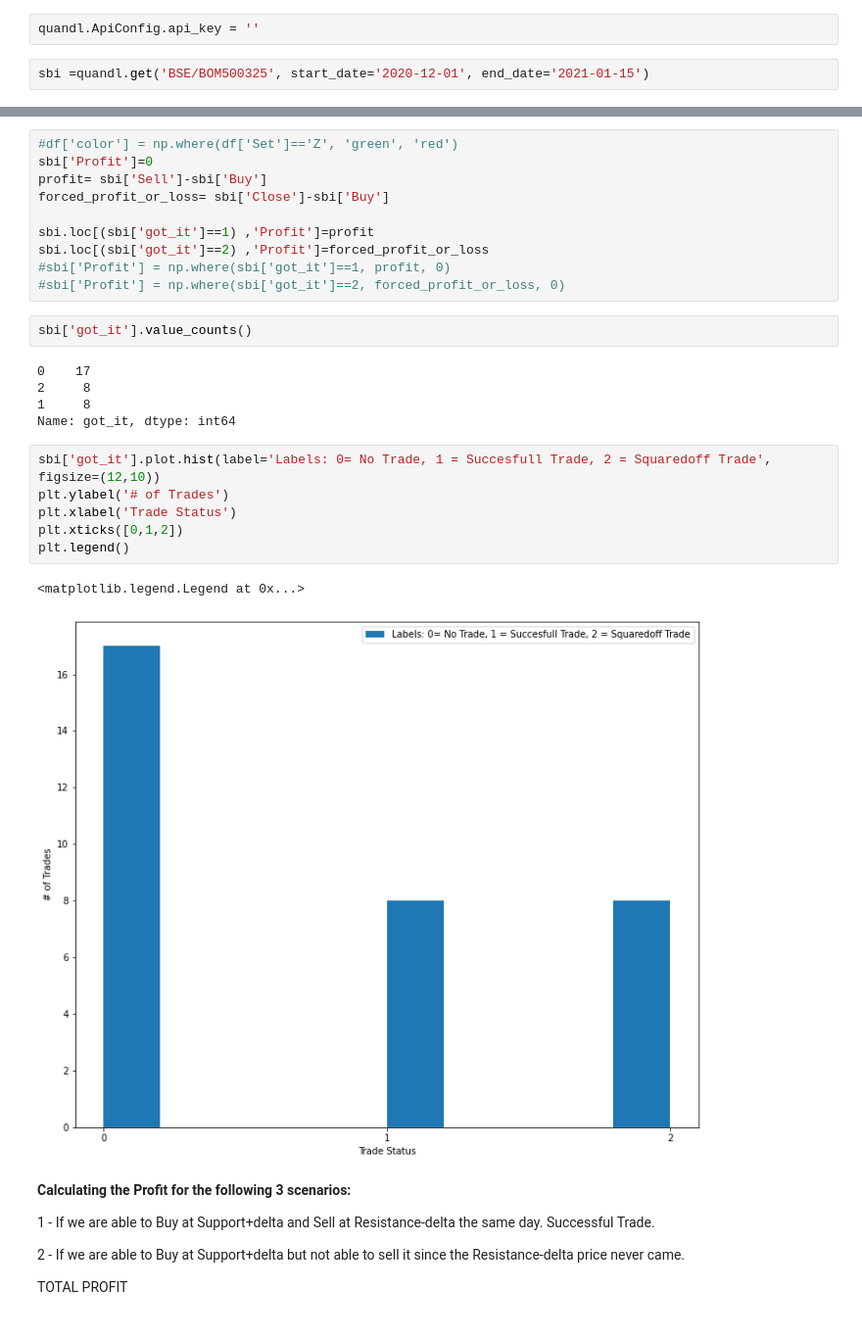
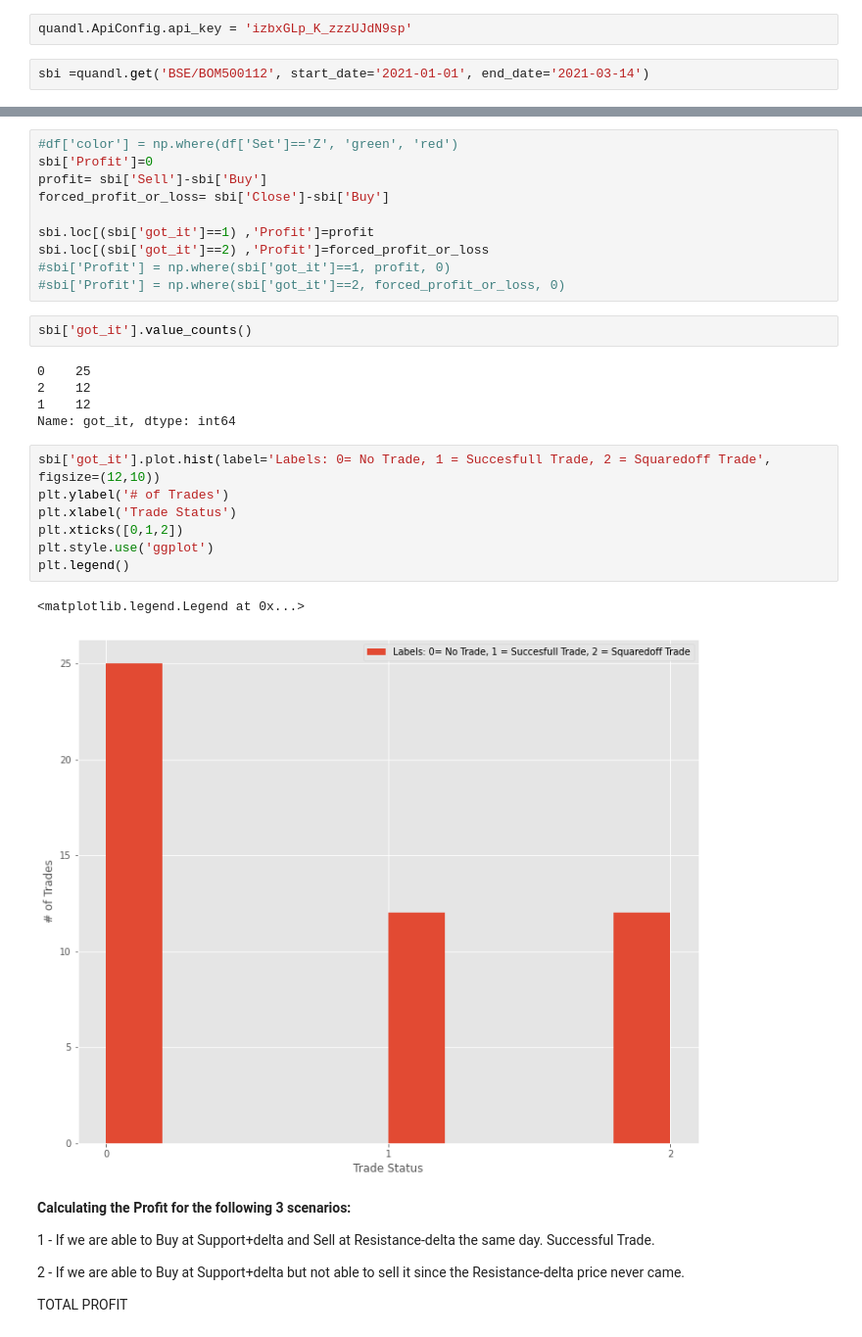
Before and after one commit to mastermindankur/stock-analysis, a Jupyter notebook: Support_Resistance_SK_Anku_Analysis.ipynb, the cells around one changed output, grey strips where cells are left out. Shown at 98% size. Cells and saved outputs as stored; diff of their text form.

```diff
--- a/Support_Resistance_SK_Anku_Analysis.ipynb
+++ b/Support_Resistance_SK_Anku_Analysis.ipynb
@@ -33,9 +33,9 @@ import quandl
 #izbxGLp_K_zzzUJdN9sp
 pd.set_option('display.float_format', lambda x: '%.3f' % x)
 # %%
-quandl.ApiConfig.api_key = ''
+quandl.ApiConfig.api_key = 'izbxGLp_K_zzzUJdN9sp'
 # %%
-sbi =quandl.get('BSE/BOM500325', start_date='2020-12-01', end_date='2021-01-15')
+sbi =quandl.get('BSE/BOM500112', start_date='2021-01-01', end_date='2021-03-14')
 # %% [markdown]
 **Pivot Point Calculation**
 
@@ -114,19 +114,20 @@ sbi.loc[(sbi['got_it']==2) ,'Profit']=forced_profit_or_loss
 # %%
 sbi['got_it'].value_counts()
 # %% [output]
-0    17
-2     8
-1     8
+0    25
+2    12
+1    12
 Name: got_it, dtype: int64
 # %%
 sbi['got_it'].plot.hist(label='Labels: 0= No Trade, 1 = Succesfull Trade, 2 = Squaredoff Trade', figsize=(12,10))
 plt.ylabel('# of Trades')
 plt.xlabel('Trade Status')
 plt.xticks([0,1,2])
+plt.style.use('ggplot')
 plt.legend()
 # %% [output]
 <matplotlib.legend.Legend at 0x...>
-[figure, old version]
+[figure, new version]
 # %% [markdown]
 **Calculating the Profit for the following 3 scenarios:**
 
```
Also changed, not shown: parts of 10 cells of this notebook.
